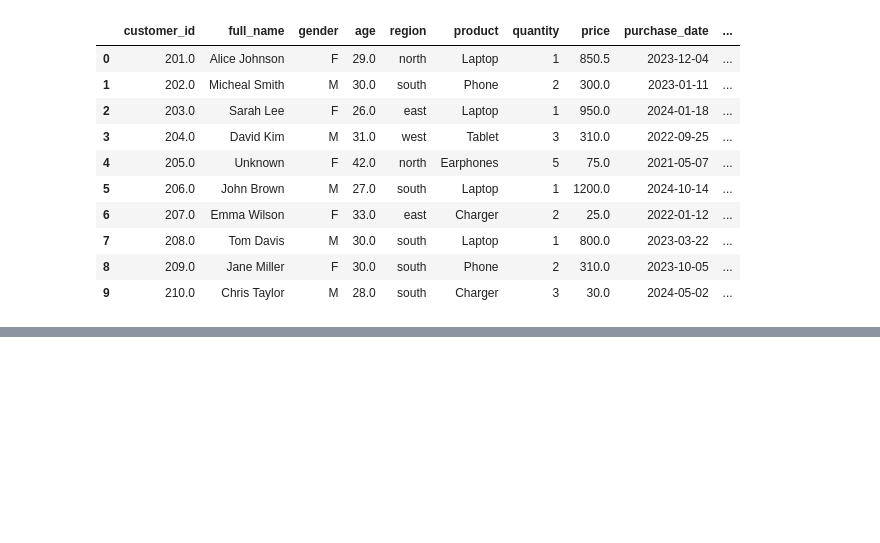
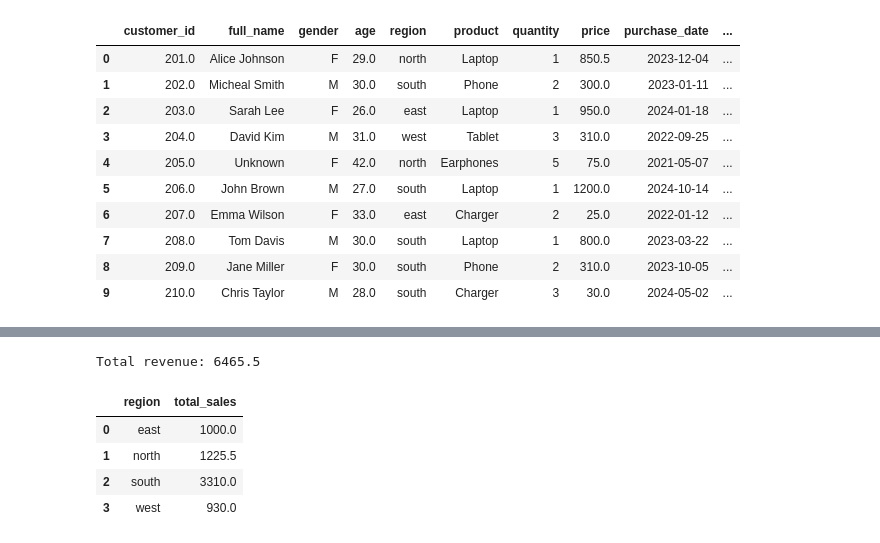
Before and after one commit to augustus-somtochukwu-umeh/Assignment_2, a Jupyter notebook: sales_performance.ipynb, the cells around one changed output, grey strips where cells are left out. Cells and saved outputs as stored; diff of their text form; code cells hidden in the pictures; blank space fills up the shorter version.

```diff
--- a/sales_performance.ipynb
+++ b/sales_performance.ipynb
@@ -305,0 +359,15 @@ sales
+# %%
+revenue = merge_df['total_sales'].sum()
+print("Total revenue:", revenue)
+# %% [output]
+Total revenue: 6465.5
+# %%
+#revenue by Region
+region_sales = merge_df.groupby('region')['total_sales'].sum().reset_index()
+region_sales
+# %% [output]
+|  | region | total_sales |
+| 0 | east | 1000.0 |
+| 1 | north | 1225.5 |
+| 2 | south | 3310.0 |
+| 3 | west | 930.0 |
```
Also changed, not shown: parts of 8 cells of this notebook, 1 other file.
